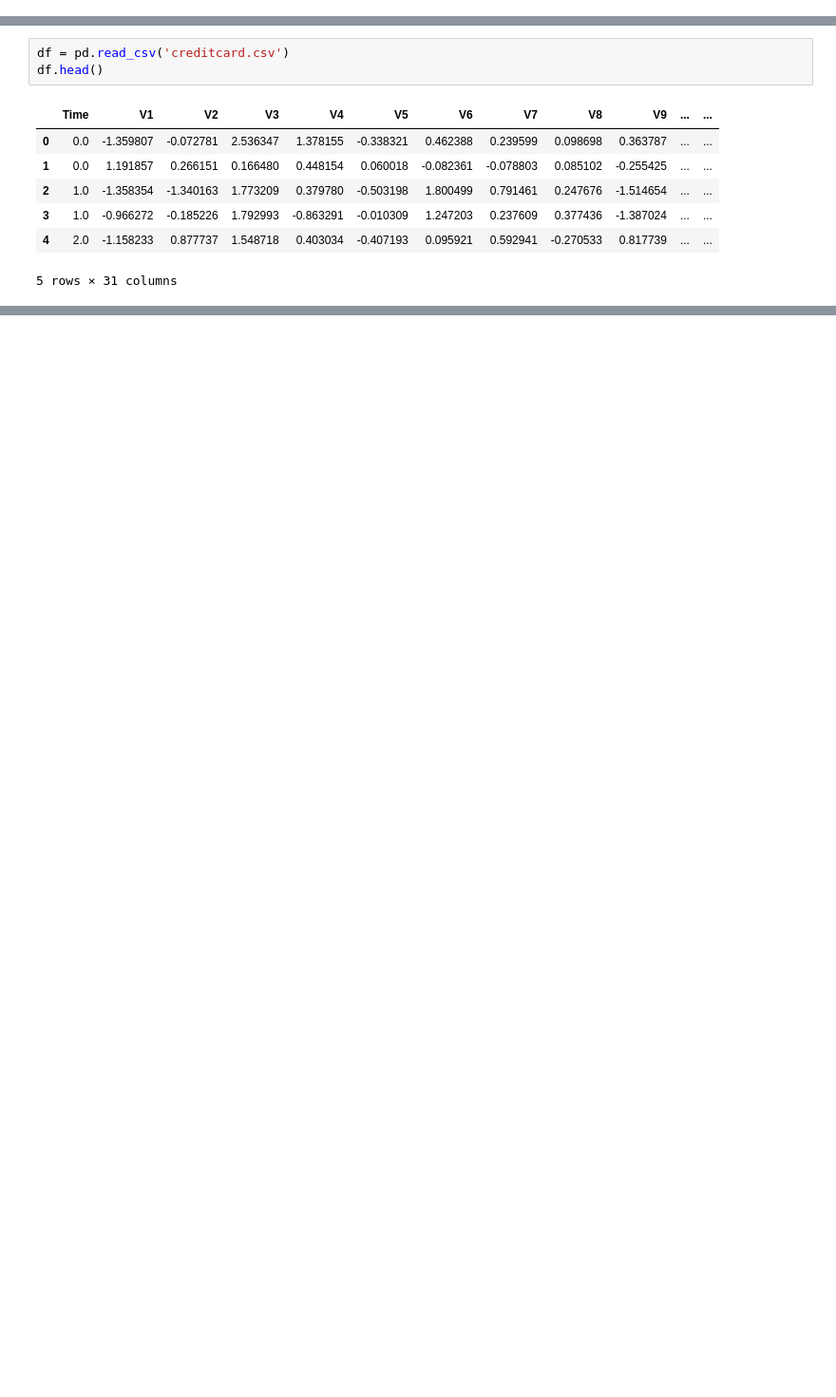
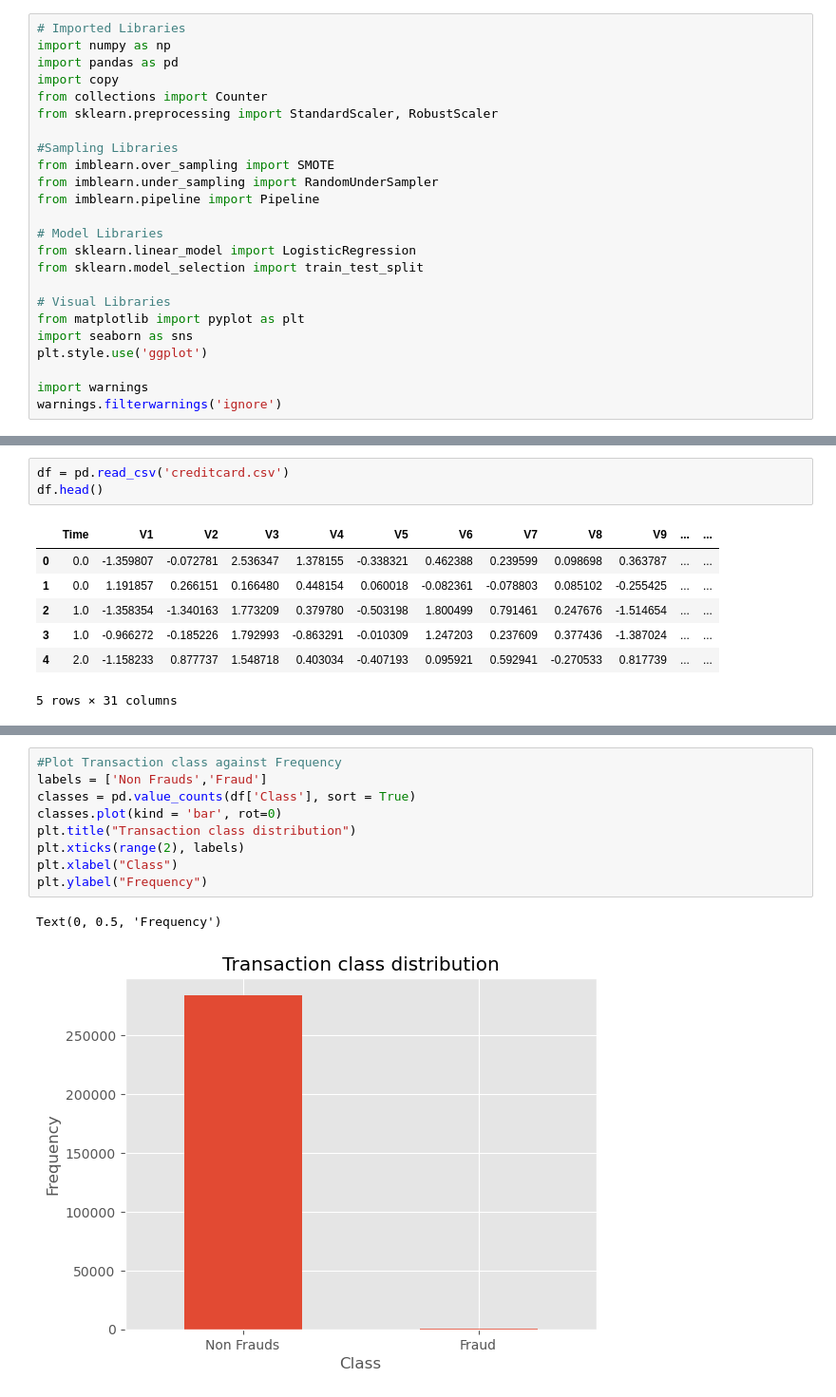
Before and after one commit to MariliaElia/credit-card-fraud-detection-ml-model, a Jupyter notebook: code.ipynb, the cells around one changed output, grey strips where cells are left out. Shown at 95% size. Cells and saved outputs as stored; diff of their text form; blank space fills up the shorter version.

Commit message:
visualizations, train validate test split, scaling, SMOTE

```diff
--- a/code.ipynb
+++ b/code.ipynb
@@ -4,0 +1,24 @@ import pandas as pd
+# %%
+# Imported Libraries
+import numpy as np
+import pandas as pd
+import copy
+from collections import Counter
+from sklearn.preprocessing import StandardScaler, RobustScaler
+
+#Sampling Libraries
+from imblearn.over_sampling import SMOTE
+from imblearn.under_sampling import RandomUnderSampler
+from imblearn.pipeline import Pipeline
+
+# Model Libraries
+from sklearn.linear_model import LogisticRegression
+from sklearn.model_selection import train_test_split
+
+# Visual Libraries
+from matplotlib import pyplot as plt
+import seaborn as sns
+plt.style.use('ggplot')
+
+import warnings
+warnings.filterwarnings('ignore')
@@ -15,0 +92,12 @@ df.head()
+# %%
+#Plot Transaction class against Frequency
+labels = ['Non Frauds','Fraud']
+classes = pd.value_counts(df['Class'], sort = True)
+classes.plot(kind = 'bar', rot=0)
+plt.title("Transaction class distribution")
+plt.xticks(range(2), labels)
+plt.xlabel("Class")
+plt.ylabel("Frequency")
+# %% [output]
+Text(0, 0.5, 'Frequency')
+[figure, added]
```
Also changed, not shown: parts of 20 cells of this notebook.
